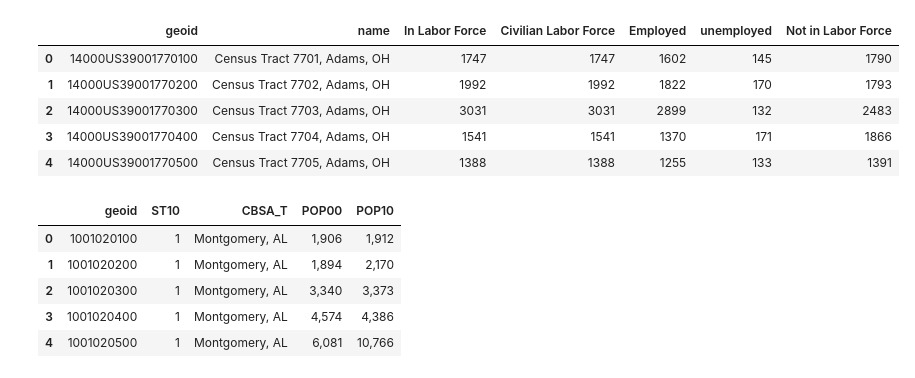
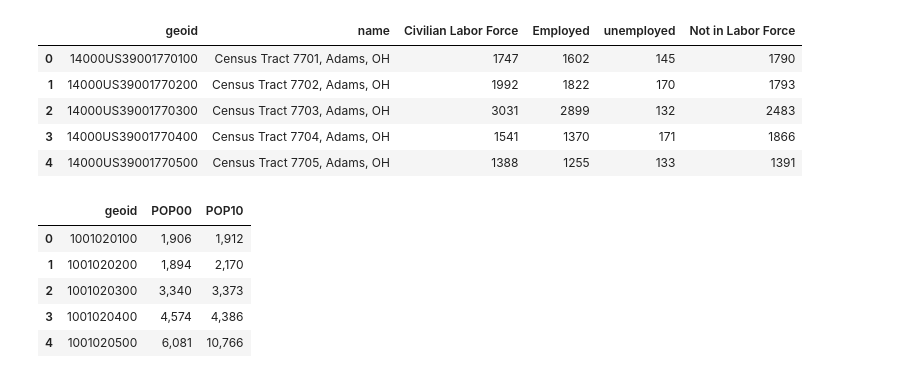
Before and after one commit to andrewswellie/Opportunity-Zones-Investment-App, a Jupyter notebook: Census.ipynb, the cells around one changed output. Cells and saved outputs as stored; diff of their text form; code cells hidden in the pictures.

```diff
--- a/Census.ipynb
+++ b/Census.ipynb
@@ -12,15 +12,15 @@ pop=pd.read_csv(ap)
 lp='employment.csv'
 employ=pd.read_csv(lp)
 # %%
-employ2= employ.drop(['Unnamed: 2', 'Unnamed: 3', 'Unnamed: 5', 'Unnamed: 7', 'Unnamed: 9', 'Unnamed: 11', 'Unnamed: 13', 'Armed Forces'], axis=1)
+employ2= employ.drop(['Unnamed: 2', 'Unnamed: 3', 'Unnamed: 5', 'Unnamed: 7', 'Unnamed: 9', 'Unnamed: 11', 'Unnamed: 13', 'Armed Forces', 'In Labor Force'], axis=1)
 employ2.head()
 # %% [output]
-|  | geoid | name | In Labor Force | Civilian Labor Force | Employed | unemployed | Not in Labor Force |
-| 0 | 14000US39001770100 | Census Tract 7701, Adams, OH | 1747 | 1747 | 1602 | 145 | 1790 |
-| 1 | 14000US39001770200 | Census Tract 7702, Adams, OH | 1992 | 1992 | 1822 | 170 | 1793 |
-| 2 | 14000US39001770300 | Census Tract 7703, Adams, OH | 3031 | 3031 | 2899 | 132 | 2483 |
-| 3 | 14000US39001770400 | Census Tract 7704, Adams, OH | 1541 | 1541 | 1370 | 171 | 1866 |
-| 4 | 14000US39001770500 | Census Tract 7705, Adams, OH | 1388 | 1388 | 1255 | 133 | 1391 |
+|  | geoid | name | Civilian Labor Force | Employed | unemployed | Not in Labor Force |
+| 0 | 14000US39001770100 | Census Tract 7701, Adams, OH | 1747 | 1602 | 145 | 1790 |
+| 1 | 14000US39001770200 | Census Tract 7702, Adams, OH | 1992 | 1822 | 170 | 1793 |
+| 2 | 14000US39001770300 | Census Tract 7703, Adams, OH | 3031 | 2899 | 132 | 2483 |
+| 3 | 14000US39001770400 | Census Tract 7704, Adams, OH | 1541 | 1370 | 171 | 1866 |
+| 4 | 14000US39001770500 | Census Tract 7705, Adams, OH | 1388 | 1255 | 133 | 1391 |
 # %%
 mp='censustract-00-10.csv'
 poppop=pd.read_csv(mp)
@@ -28,15 +28,15 @@ poppop=pd.read_csv(mp)
  # Using .rename(columns={}) in order to rename columns
 
 poppop2 = poppop.rename(columns={"GEOID":"geoid"})
-poppop3=poppop2.loc[:,['geoid', 'ST10', 'CBSA_T', 'POP00', 'POP10']]
+poppop3=poppop2.loc[:,['geoid', 'POP00', 'POP10']]
 poppop3.head()
 # %% [output]
-|  | geoid | ST10 | CBSA_T | POP00 | POP10 |
-| 0 | 1001020100 | 1 | Montgomery, AL | 1,906 | 1,912 |
-| 1 | 1001020200 | 1 | Montgomery, AL | 1,894 | 2,170 |
-| 2 | 1001020300 | 1 | Montgomery, AL | 3,340 | 3,373 |
-| 3 | 1001020400 | 1 | Montgomery, AL | 4,574 | 4,386 |
-| 4 | 1001020500 | 1 | Montgomery, AL | 6,081 | 10,766 |
+|  | geoid | POP00 | POP10 |
+| 0 | 1001020100 | 1,906 | 1,912 |
+| 1 | 1001020200 | 1,894 | 2,170 |
+| 2 | 1001020300 | 3,340 | 3,373 |
+| 3 | 1001020400 | 4,574 | 4,386 |
+| 4 | 1001020500 | 6,081 | 10,766 |
 # %%
 pop_df= pd.DataFrame(poppop3)
 # %%
```
Also changed, not shown: parts of 17 cells of this notebook, 5 other files.
